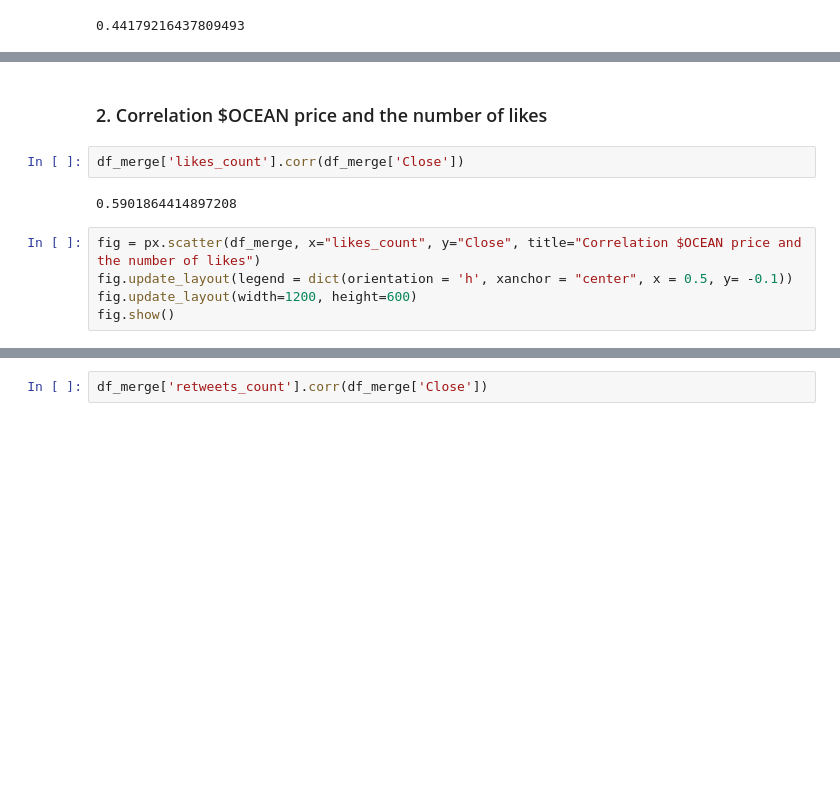
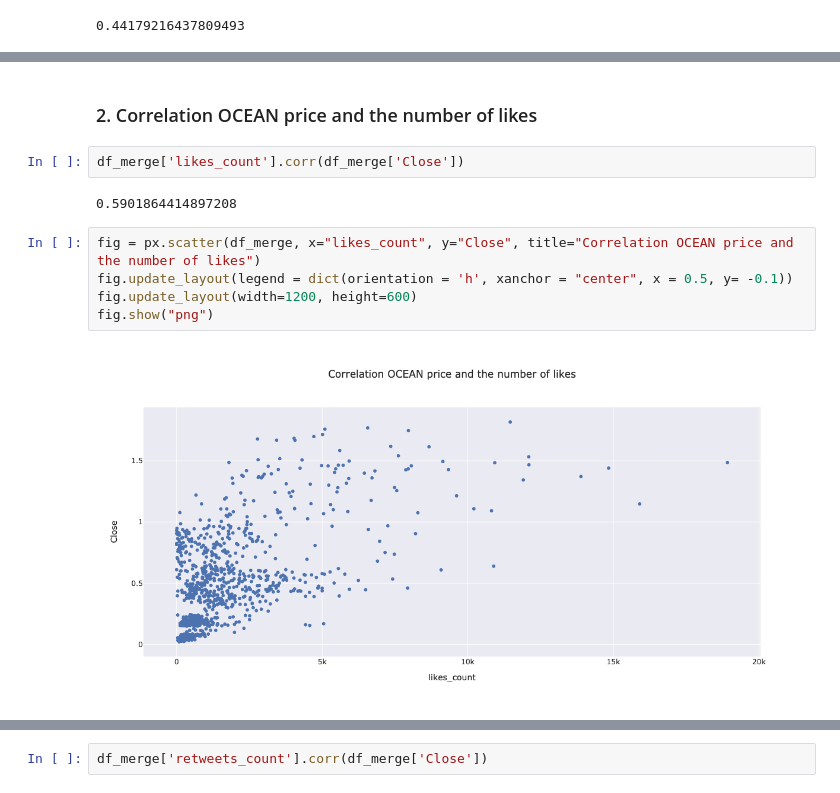
Before and after one commit to lucaordronneau/ocean-tsa, a Jupyter notebook: notebook/eda.ipynb, the cells around one changed output, grey strips where cells are left out. Drawn from its saved outputs; the diff is of its cells as text; blank space fills up the shorter version.

```diff
--- a/notebook/eda.ipynb
+++ b/notebook/eda.ipynb
@@ -57,14 +61,16 @@ fig.show()
 # %% [markdown]
-### 2. Correlation $OCEAN price and the number of likes
+### 2. Correlation OCEAN price and the number of likes
 # %%
 df_merge['likes_count'].corr(df_merge['Close'])
 # %% [output]
 0.5901864414897208
 # %%
-fig = px.scatter(df_merge, x="likes_count", y="Close", title="Correlation $OCEAN price and the number of likes")
+fig = px.scatter(df_merge, x="likes_count", y="Close", title="Correlation OCEAN price and the number of likes")
 fig.update_layout(legend = dict(orientation = 'h', xanchor = "center", x = 0.5, y= -0.1))
 fig.update_layout(width=1200, height=600)
-fig.show()
+fig.show("png")
+# %% [output]
+[figure, added]
 # %%
 fig = go.Figure()
 fig = make_subplots(specs=[[{"secondary_y": True}]])
```
Also changed, not shown: parts of 12 cells of this notebook.
